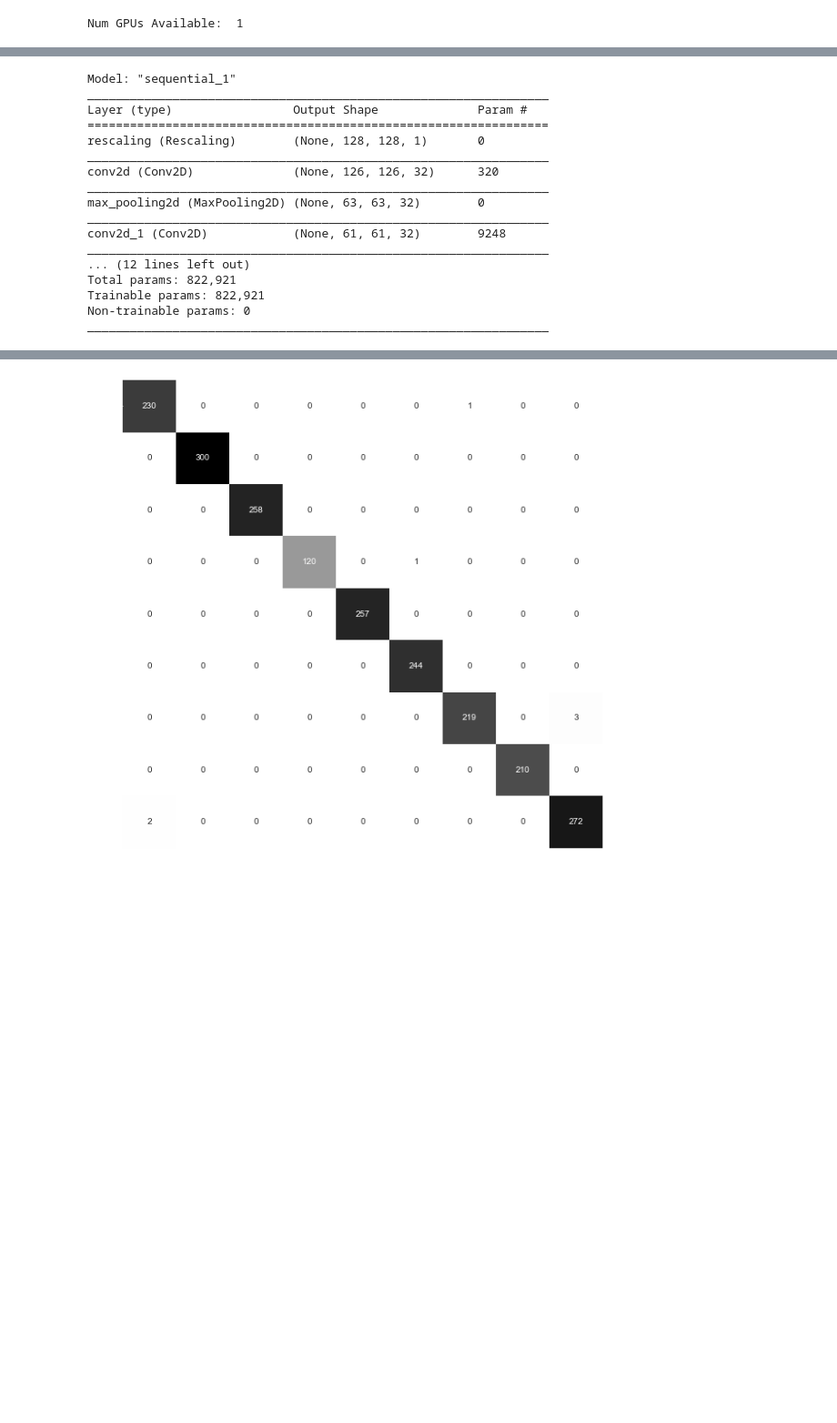
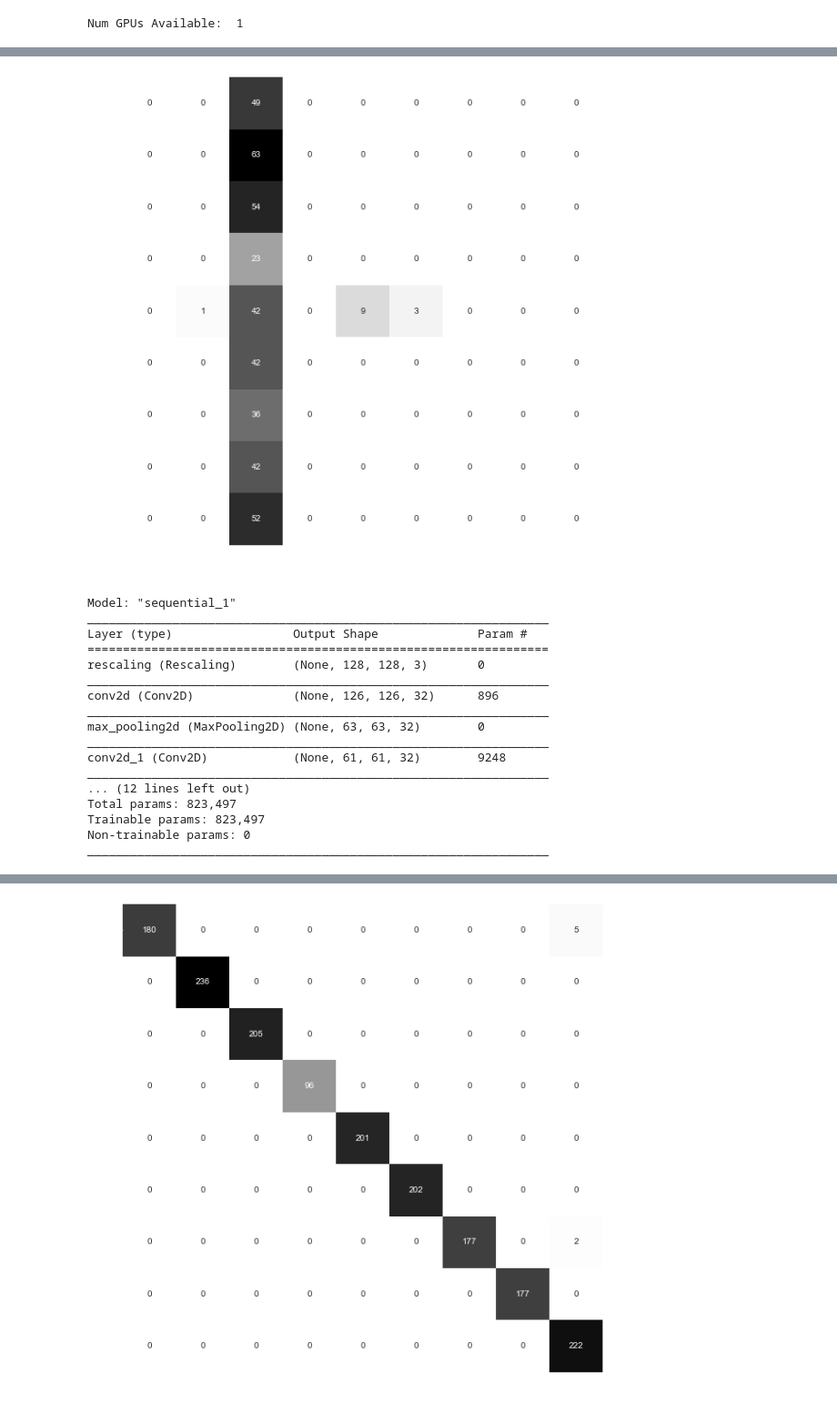
Before and after one commit to VinceDiR/sar_target_recognition_deep_learning, a Jupyter notebook: mvp_script.ipynb, the cells around one changed output, grey strips where cells are left out. Shown at 91% size. Cells and saved outputs as stored; diff of their text form; code cells hidden in the pictures; blank space fills up the shorter version.

```diff
--- a/mvp_script.ipynb
+++ b/mvp_script.ipynb
@@ -89,6 +82,7 @@ AUTOTUNE = tf.data.AUTOTUNE
 
 train_ds = train_ds.cache().shuffle(1000).prefetch(buffer_size=AUTOTUNE)
 val_ds = val_ds.cache().prefetch(buffer_size=AUTOTUNE)
+test_ds = test_ds.cache().prefetch(buffer_size=AUTOTUNE)
 # %%
 num_classes=9
 
@@ -218,7 +224,11 @@ plot_cm(model1)
+# %%
+plot_cm(model1, test_ds)
+# %% [output]
+[figure, added]
 # %%
 
 model2 = tf.keras.Sequential([
-  tf.keras.layers.InputLayer(input_shape=(128,128,1)),
+  tf.keras.layers.InputLayer(input_shape=(128,128,3)),
   tf.keras.layers.Rescaling(1./255),
   tf.keras.layers.Conv2D(32, 3, activation='relu'),
   tf.keras.layers.MaxPooling2D(),
@@ -236,17 +246,17 @@ Model: "sequential_1"
 _________________________________________________________________
 Layer (type)                 Output Shape              Param #
 =================================================================
-rescaling (Rescaling)        (None, 128, 128, 1)       0
+rescaling (Rescaling)        (None, 128, 128, 3)       0
 _________________________________________________________________
-conv2d (Conv2D)              (None, 126, 126, 32)      320
+conv2d (Conv2D)              (None, 126, 126, 32)      896
 _________________________________________________________________
 max_pooling2d (MaxPooling2D) (None, 63, 63, 32)        0
 _________________________________________________________________
 conv2d_1 (Conv2D)            (None, 61, 61, 32)        9248
 _________________________________________________________________
 ... (12 lines left out)
-Total params: 822,921
-Trainable params: 822,921
+Total params: 823,497
+Trainable params: 823,497
 Non-trainable params: 0
 _________________________________________________________________
 # %%
```
Also changed, not shown: parts of 34 cells of this notebook.
